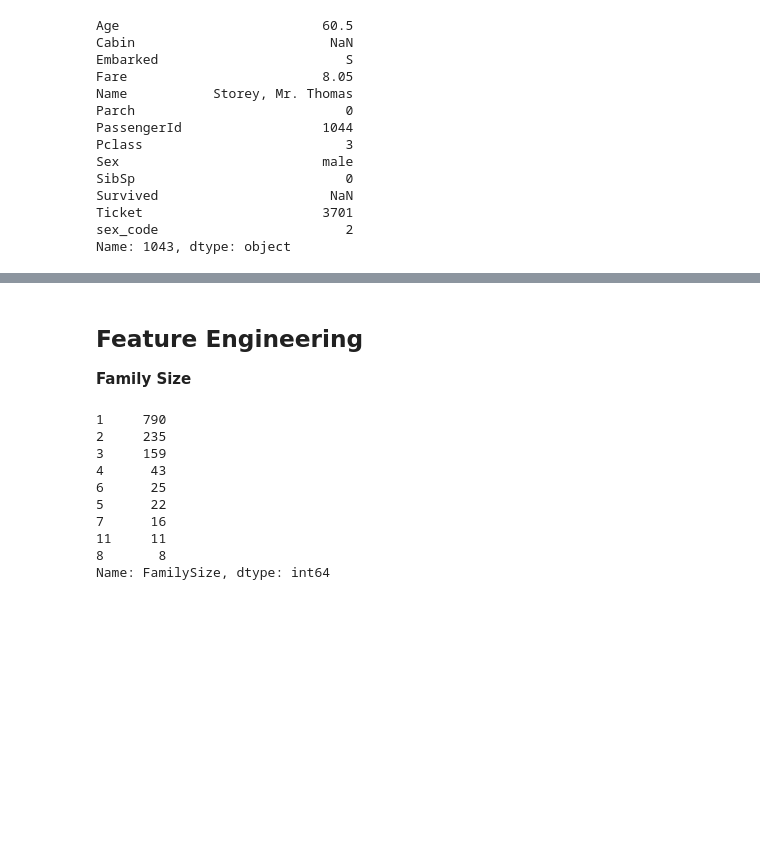
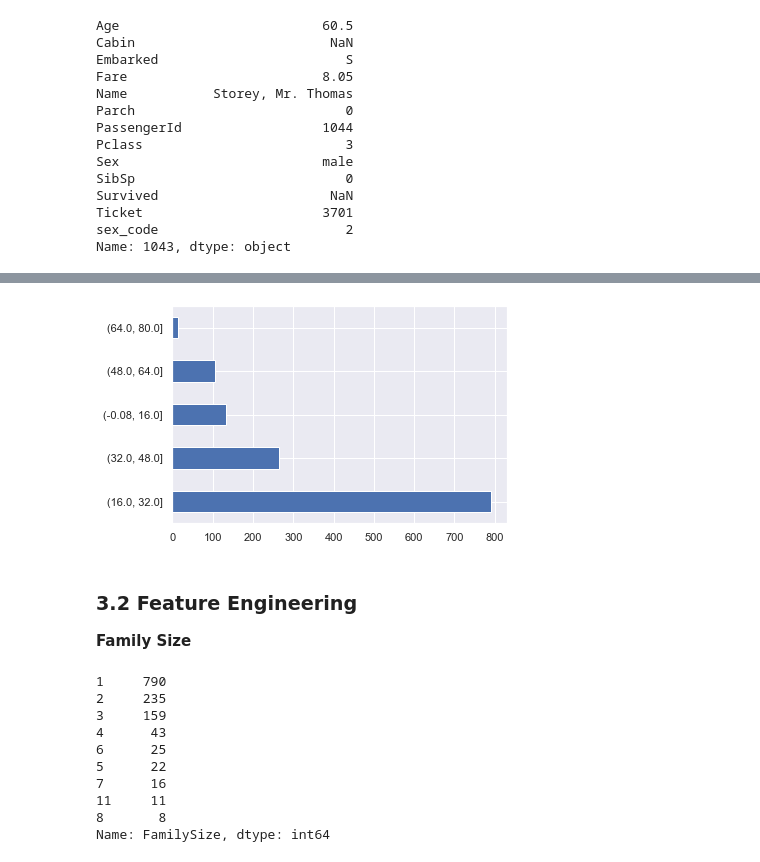
Before and after one commit to GD-L/Titanic, a Jupyter notebook: Titanic_Kaggle.ipynb, the cells around one changed output, grey strips where cells are left out. Saved outputs shown, nothing was run; the diff lists cells and outputs as text; code cells hidden in the pictures; blank space fills up the shorter version.

```diff
--- a/Titanic_Kaggle.ipynb
+++ b/Titanic_Kaggle.ipynb
@@ -305,5 +348,13 @@ Name: 1043, dtype: object
+# %%
+#Bucket age into discrete bins
+titanic['AgeBin'] = pd.cut(titanic['Age'].astype(int), 5)
+
+ax = titanic['AgeBin'].value_counts().plot(kind='barh')
+# %% [output]
+[figure, added]
 # %% [markdown]
-## Feature Engineering
+<a id="ch3.2"></a>
+### 3.2 Feature Engineering
 **Family Size**
 # %%
 titanic["FamilySize"] = titanic["SibSp"] + titanic["Parch"]+1
```
Also changed, not shown: parts of 43 cells of this notebook.
